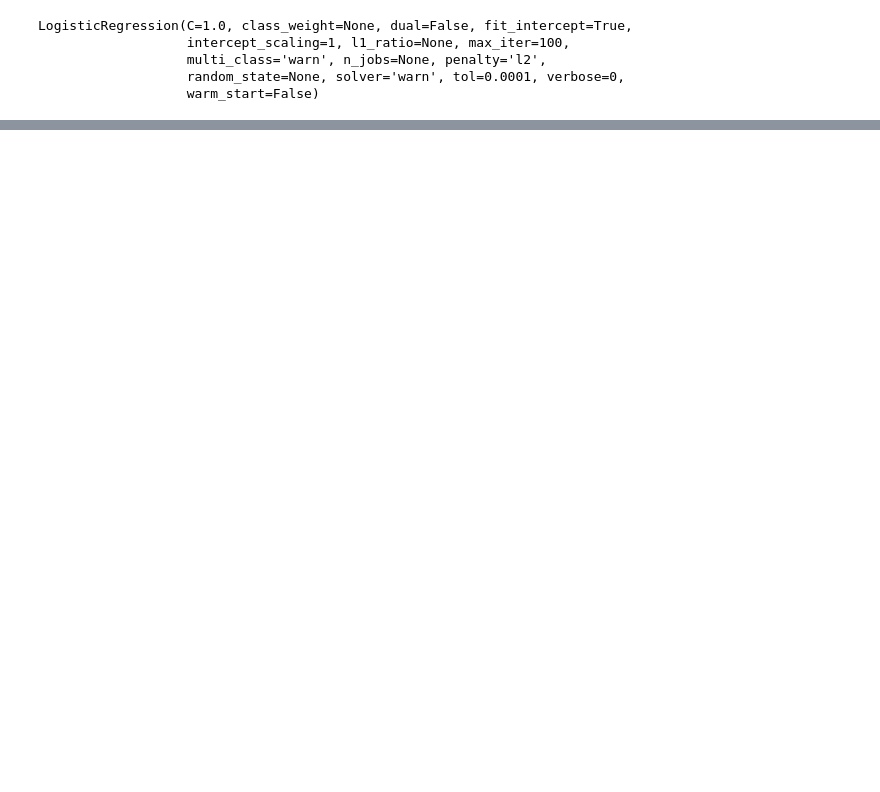
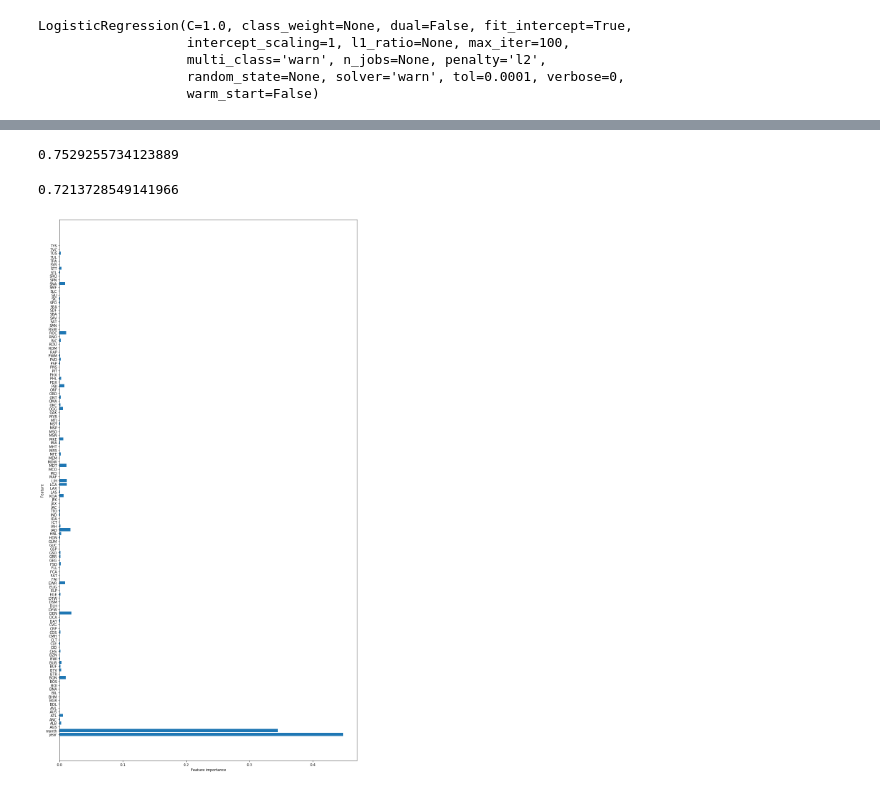
Before and after one commit to michellevenables1/airline_classifcationproject, a Jupyter notebook: Modeling_Part2.ipynb, the cells around one changed output, grey strips where cells are left out. Saved outputs shown, nothing was run; the diff lists cells and outputs as text; code cells hidden in the pictures; blank space fills up the shorter version.

```diff
--- a/Modeling_Part2.ipynb
+++ b/Modeling_Part2.ipynb
@@ -83,0 +273,3 @@ LogisticRegression(C=1.0, class_weight=None, dual=False, fit_intercept=True,
+# %%
+bagged_tree =  BaggingClassifier(DecisionTreeClassifier(criterion='gini', max_depth=10), n_estimators=20)
+bagged_tree.fit(X_train, y_train)
@@ -83,0 +304,3 @@ LogisticRegression(C=1.0, class_weight=None, dual=False, fit_intercept=True,
+# %%
+forest = RandomForestClassifier(n_estimators=100, max_depth= 10)
+forest.fit(X_train, y_train)
@@ -83,0 +315,12 @@ LogisticRegression(C=1.0, class_weight=None, dual=False, fit_intercept=True,
+# %%
+forest.score(X_train, y_train)
+# %% [output]
+0.7529255734123889
+# %%
+forest.score(X_test, y_test)
+# %% [output]
+0.7213728549141966
+# %%
+plot_feature_importances(forest)
+# %% [output]
+[figure, added]
```
Also changed, not shown: parts of 53 cells of this notebook.
